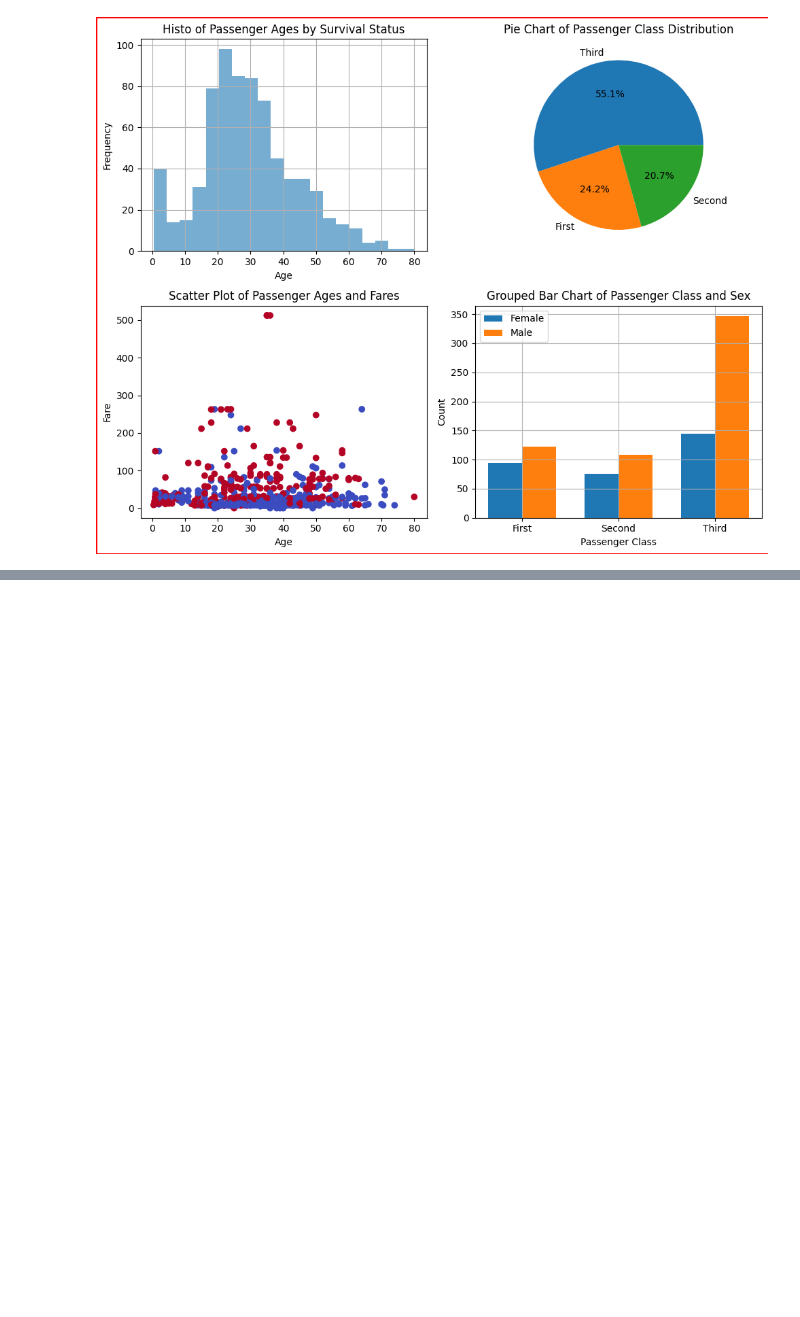
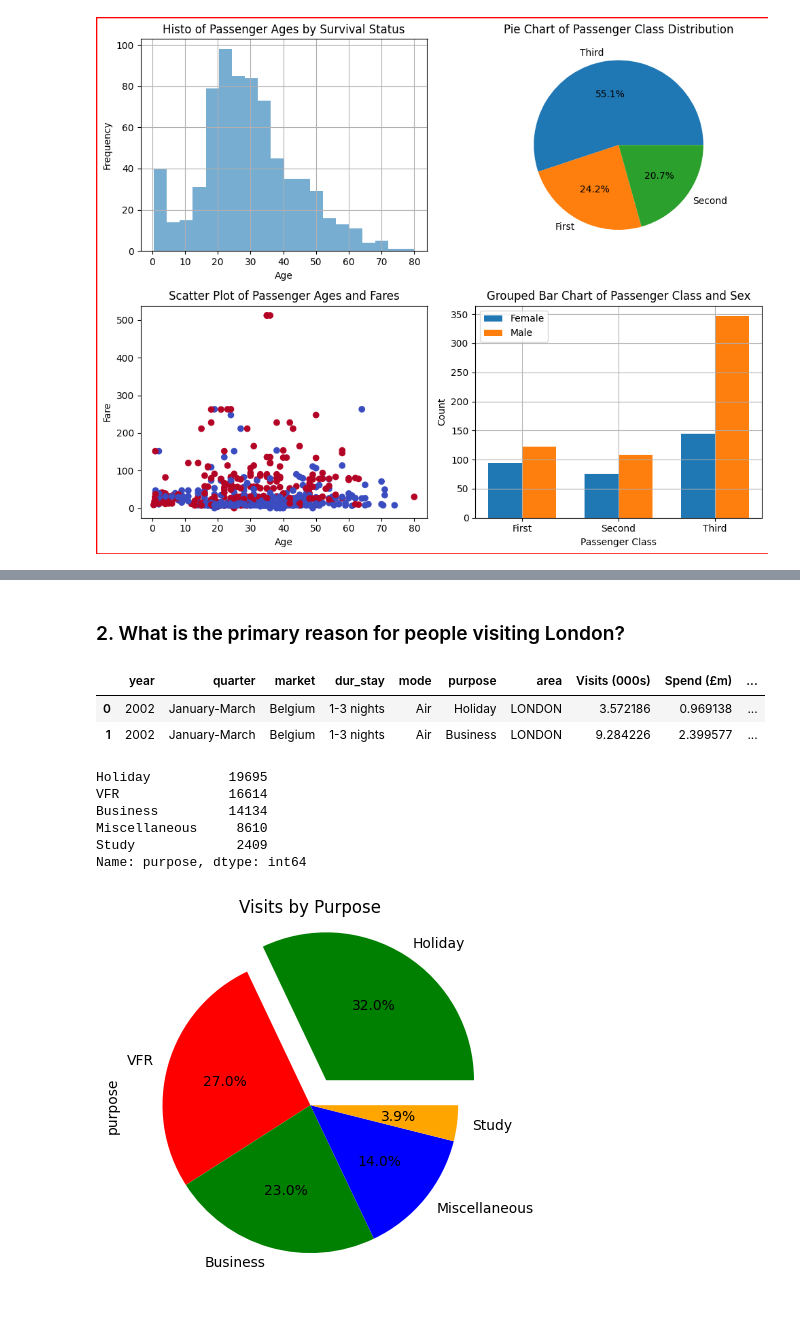
Before and after one commit to LangatMark/DataScience, a Jupyter notebook: trial/data visualization with Matplotlib, seaborn.ipynb, the cells around one changed output, grey strips where cells are left out. Drawn from its saved outputs; the diff is of its cells as text; code cells hidden in the pictures; blank space fills up the shorter version.

```diff
--- a/trial/data visualization with Matplotlib, seaborn.ipynb
+++ b/trial/data visualization with Matplotlib, seaborn.ipynb
@@ -820,0 +982,27 @@ plt.show()
+# %% [markdown]
+### 2. What is the primary reason for people visiting London?
+# %%
+df_london.head(2)
+# %% [output]
+|  | year | quarter | market | dur_stay | mode | purpose | area | Visits (000s) | Spend (£m) | ... |
+| 0 | 2002 | January-March | Belgium | 1-3 nights | Air | Holiday | LONDON | 3.572186 | 0.969138 | ... |
+| 1 | 2002 | January-March | Belgium | 1-3 nights | Air | Business | LONDON | 9.284226 | 2.399577 | ... |
+# %%
+df_london['purpose'].value_counts()
+# %% [output]
+Holiday          19695
+VFR              16614
+Business         14134
+Miscellaneous     8610
+Study             2409
+Name: purpose, dtype: int64
+# %%
+explode=(0.2,0,0,0,0)
+color_range=('g','r','g','b','orange')
+
+df_london['purpose'].value_counts().plot(kind='pie',autopct='%1.1f%%',explode=explode,colors=color_range,)
+
+plt.title('Visits by Purpose',fontsize=12)
+plt.show()
+# %% [output]
+[figure, added]
```
Also changed, not shown: parts of 24 cells of this notebook.
